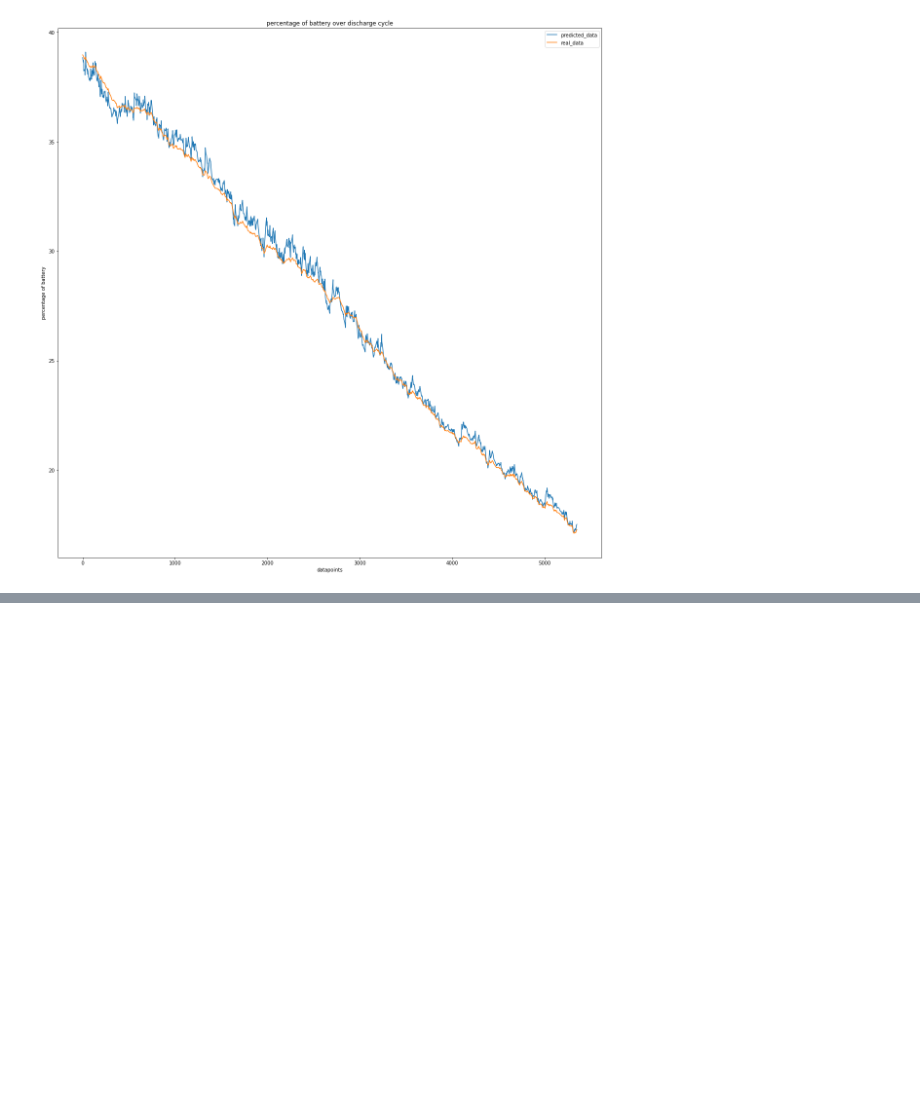
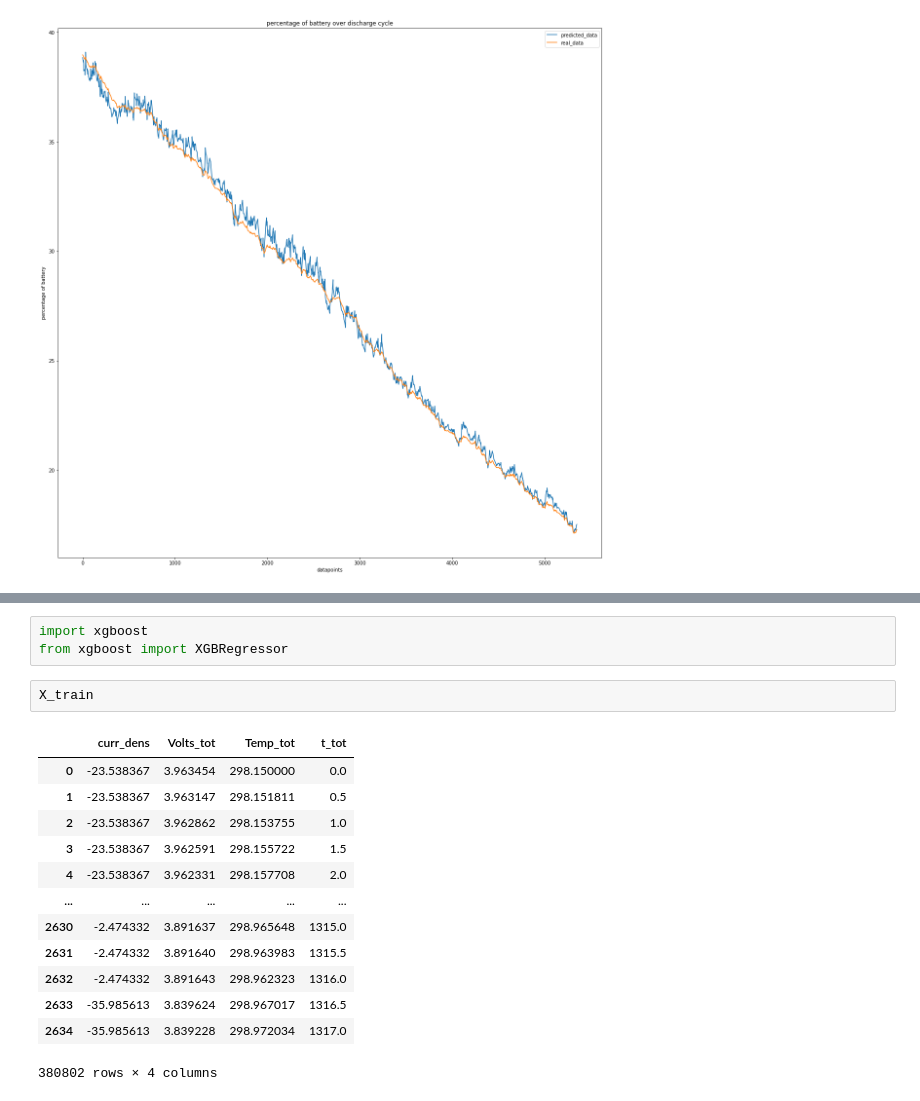
Before and after one commit to pierredm1/4th-Year-Imperial-Thesis, a Jupyter notebook: notebooks/Data Exploration No Temp.ipynb, the cells around one changed output, grey strips where cells are left out. Saved outputs shown, nothing was run; the diff lists cells and outputs as text; blank space fills up the shorter version.

```diff
--- a/notebooks/Data Exploration No Temp.ipynb
+++ b/notebooks/Data Exploration No Temp.ipynb
@@ -467,0 +536,19 @@ X_test
+# %%
+import xgboost
+from xgboost import XGBRegressor
+# %%
+X_train
+# %% [output]
+|  | curr_dens | Volts_tot | Temp_tot | t_tot |
+| 0 | -23.538367 | 3.963454 | 298.150000 | 0.0 |
+| 1 | -23.538367 | 3.963147 | 298.151811 | 0.5 |
+| 2 | -23.538367 | 3.962862 | 298.153755 | 1.0 |
+| 3 | -23.538367 | 3.962591 | 298.155722 | 1.5 |
+| 4 | -23.538367 | 3.962331 | 298.157708 | 2.0 |
+| ... | ... | ... | ... | ... |
+| 2630 | -2.474332 | 3.891637 | 298.965648 | 1315.0 |
+| 2631 | -2.474332 | 3.891640 | 298.963983 | 1315.5 |
+| 2632 | -2.474332 | 3.891643 | 298.962323 | 1316.0 |
+| 2633 | -35.985613 | 3.839624 | 298.967017 | 1316.5 |
+| 2634 | -35.985613 | 3.839228 | 298.972034 | 1317.0 |
+380802 rows × 4 columns
```
Also changed, not shown: parts of 44 cells of this notebook, 2 other files.
